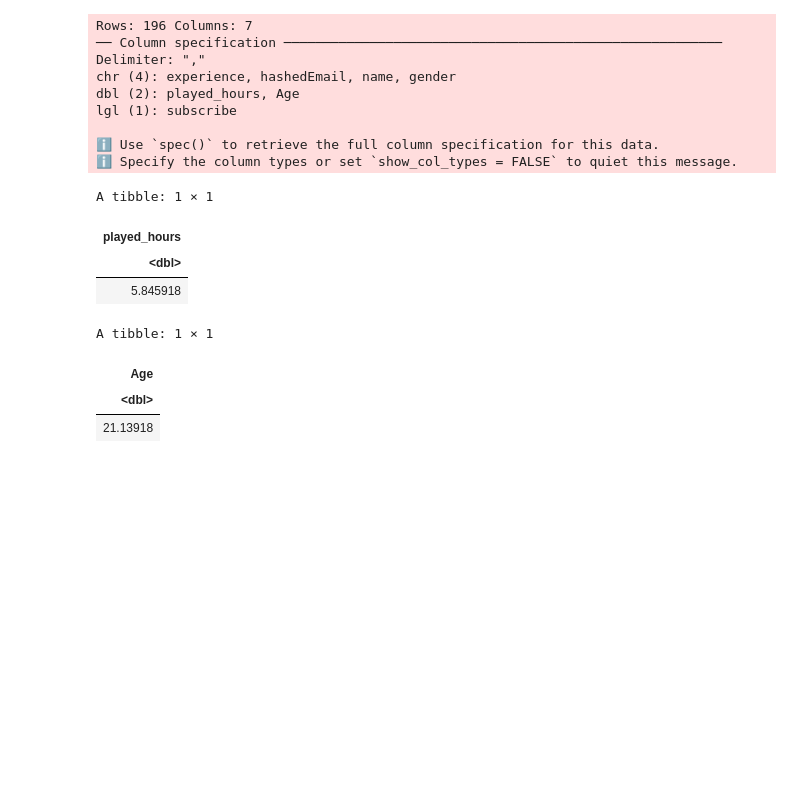
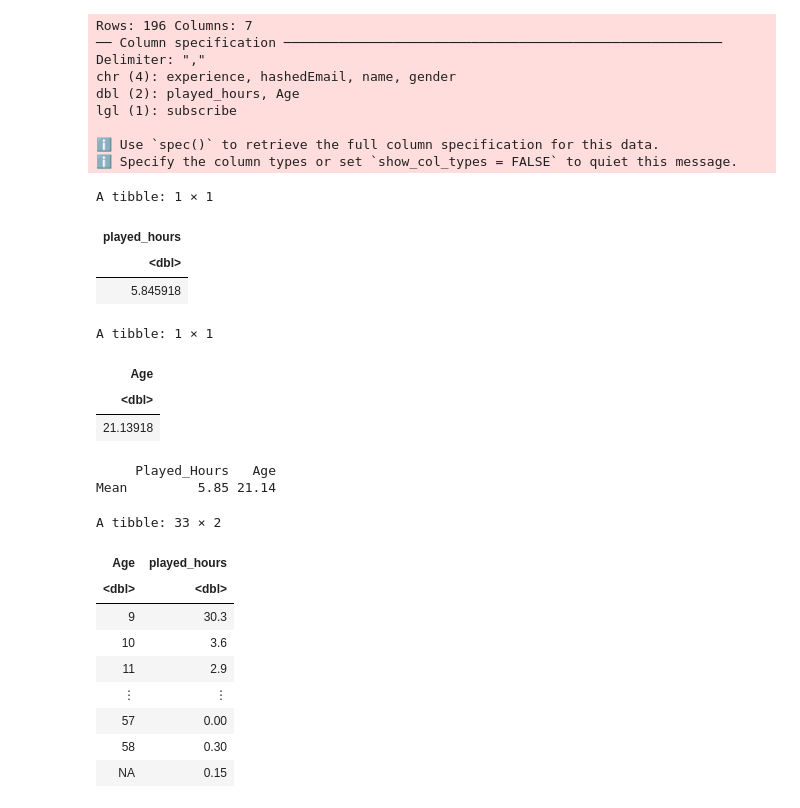
Before and after one commit to aoneile8-2/DSCI_project, a Jupyter notebook: Untitled1.ipynb, the cells around one changed output. Cells and saved outputs as stored; diff of their text form; code cells hidden in the pictures; blank space fills up the shorter version.

Commit message:
Added some tables for pt3

```diff
--- a/Untitled1.ipynb
+++ b/Untitled1.ipynb
@@ -49,3 +71,28 @@ A tibble: 1 × 1
 | Age |
 | <dbl> |
 | 21.13918 |
+# %%
+# here's the table with the means
+means <- matrix(c(5.85, 21.14), ncol=2, byrow=TRUE)
+colnames(means) <- c('Played_Hours','Age')
+rownames(means) <- c('Mean')
+means <- as.table(means)
+means
+# %% [output]
+     Played_Hours   Age
+Mean         5.85 21.14
+# %%
+players_avh <- group_by(players, Age) |>
+    summarize(played_hours = mean(played_hours, na.rm = TRUE))
+players_avh
+# %% [output]
+A tibble: 33 × 2
+| Age | played_hours |
+| <dbl> | <dbl> |
+| 9 | 30.3 |
+| 10 | 3.6 |
+| 11 | 2.9 |
+| ⋮ | ⋮ |
+| 57 | 0.00 |
+| 58 | 0.30 |
+| NA | 0.15 |
```
Also changed, not shown: parts of 6 cells of this notebook.
